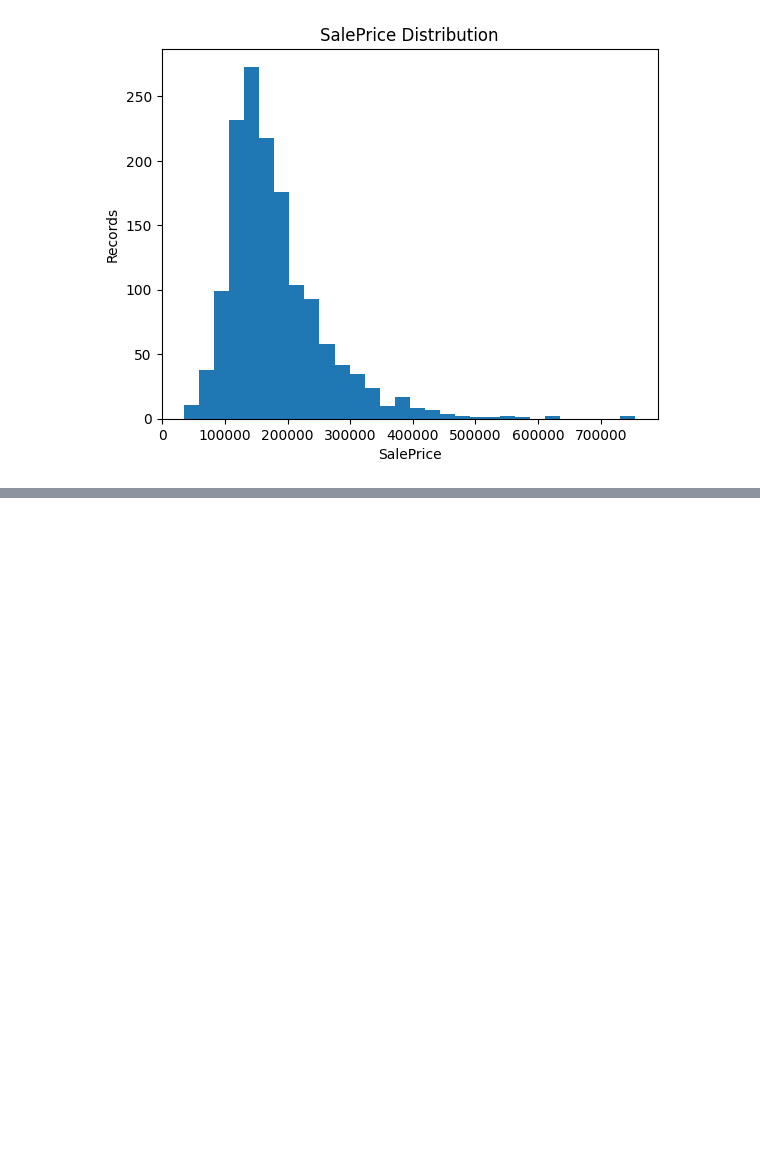
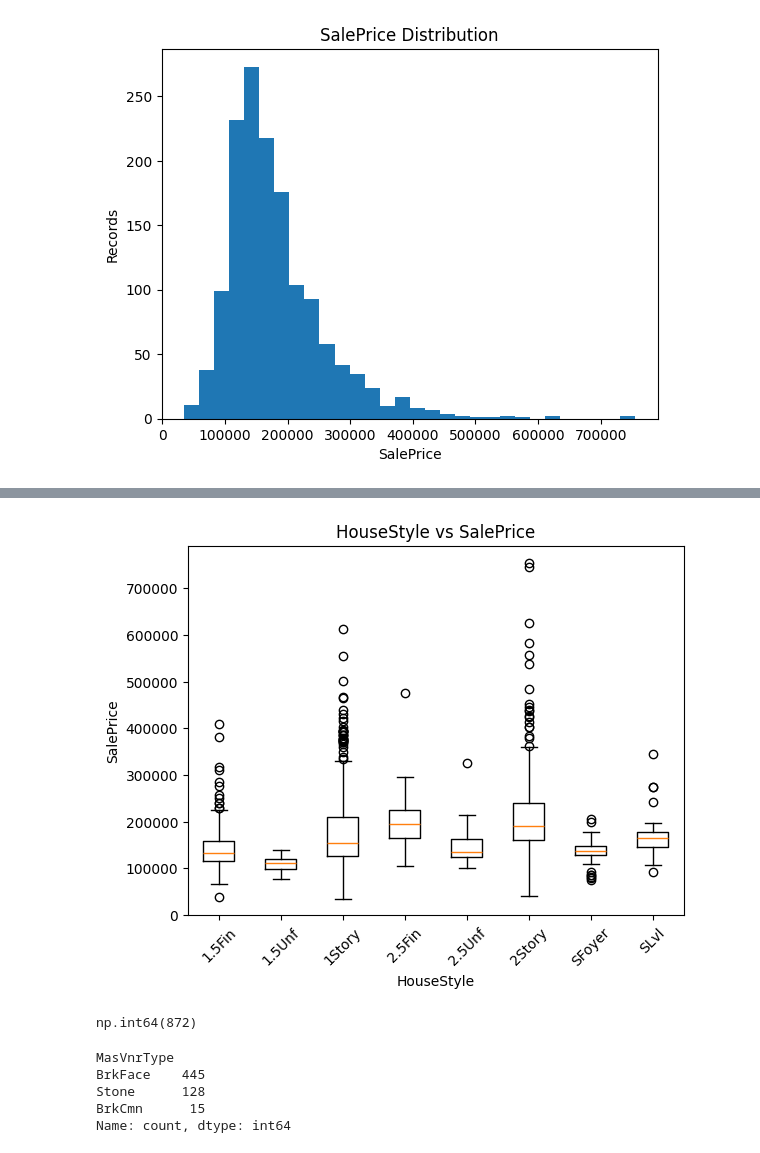
Before and after one commit to HarisLania/ml-playground, a Jupyter notebook: HousePricesPrediction/main.ipynb, the cells around one changed output, grey strips where cells are left out. Drawn from its saved outputs; the diff is of its cells as text; code cells hidden in the pictures; blank space fills up the shorter version.

```diff
--- a/HousePricesPrediction/main.ipynb
+++ b/HousePricesPrediction/main.ipynb
@@ -38,0 +176,29 @@ plt.show()
+# %%
+import matplotlib.pyplot as plt
+
+plt.figure()
+plt.boxplot(
+    [train_selected[train_selected['HouseStyle'] == cls]['SalePrice']
+     for cls in sorted(train_selected['HouseStyle'].unique())],
+    tick_labels=sorted(train_selected['HouseStyle'].unique())
+)
+
+plt.xlabel('HouseStyle')
+plt.ylabel('SalePrice')
+plt.title('HouseStyle vs SalePrice')
+plt.xticks(rotation=45)
+plt.show()
+# %% [output]
+[figure, added]
+# %%
+train_selected['MasVnrType'].isna().sum()
+# %% [output]
+np.int64(872)
+# %%
+train_selected['MasVnrType'].value_counts()
+# %% [output]
+MasVnrType
+BrkFace    445
+Stone      128
+BrkCmn      15
+Name: count, dtype: int64
```
Also changed, not shown: parts of 29 cells of this notebook.
